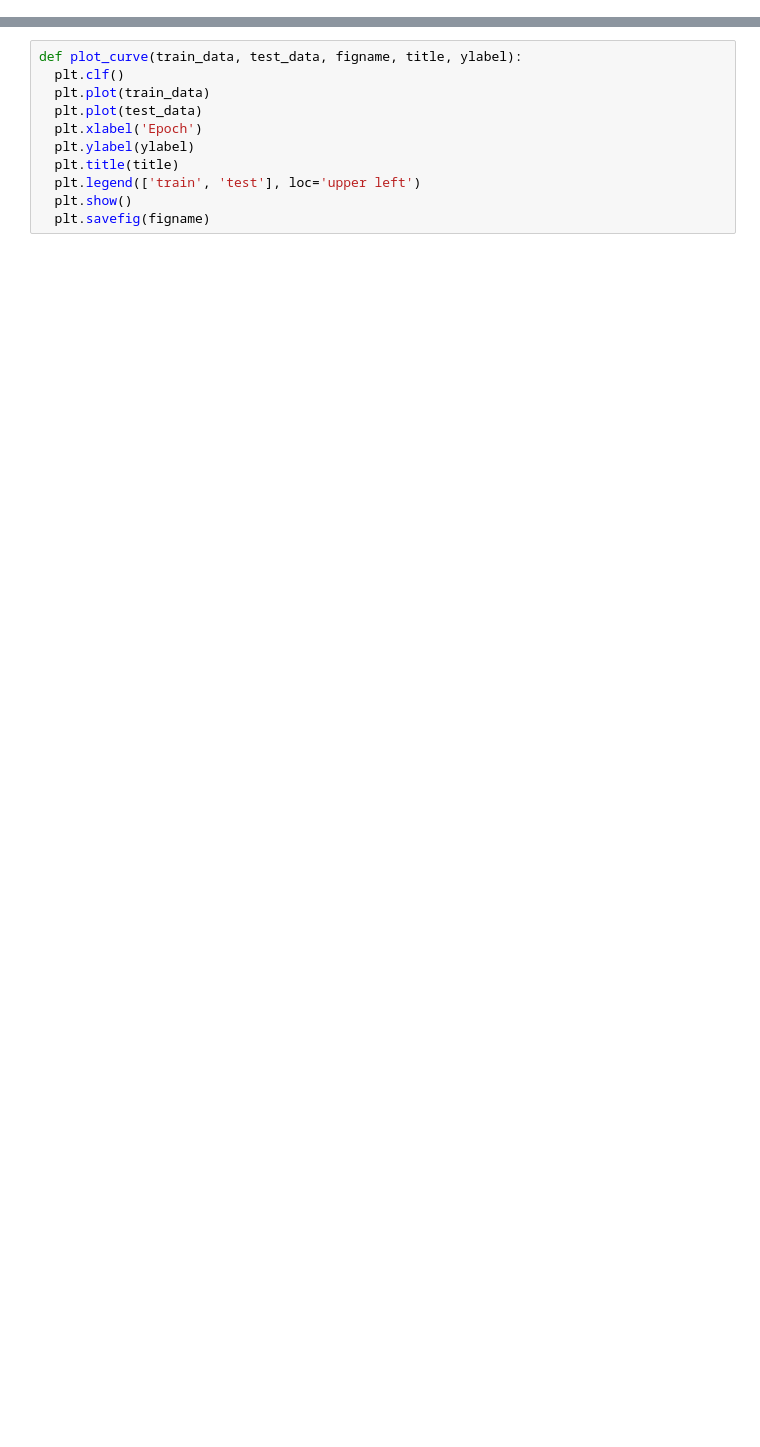
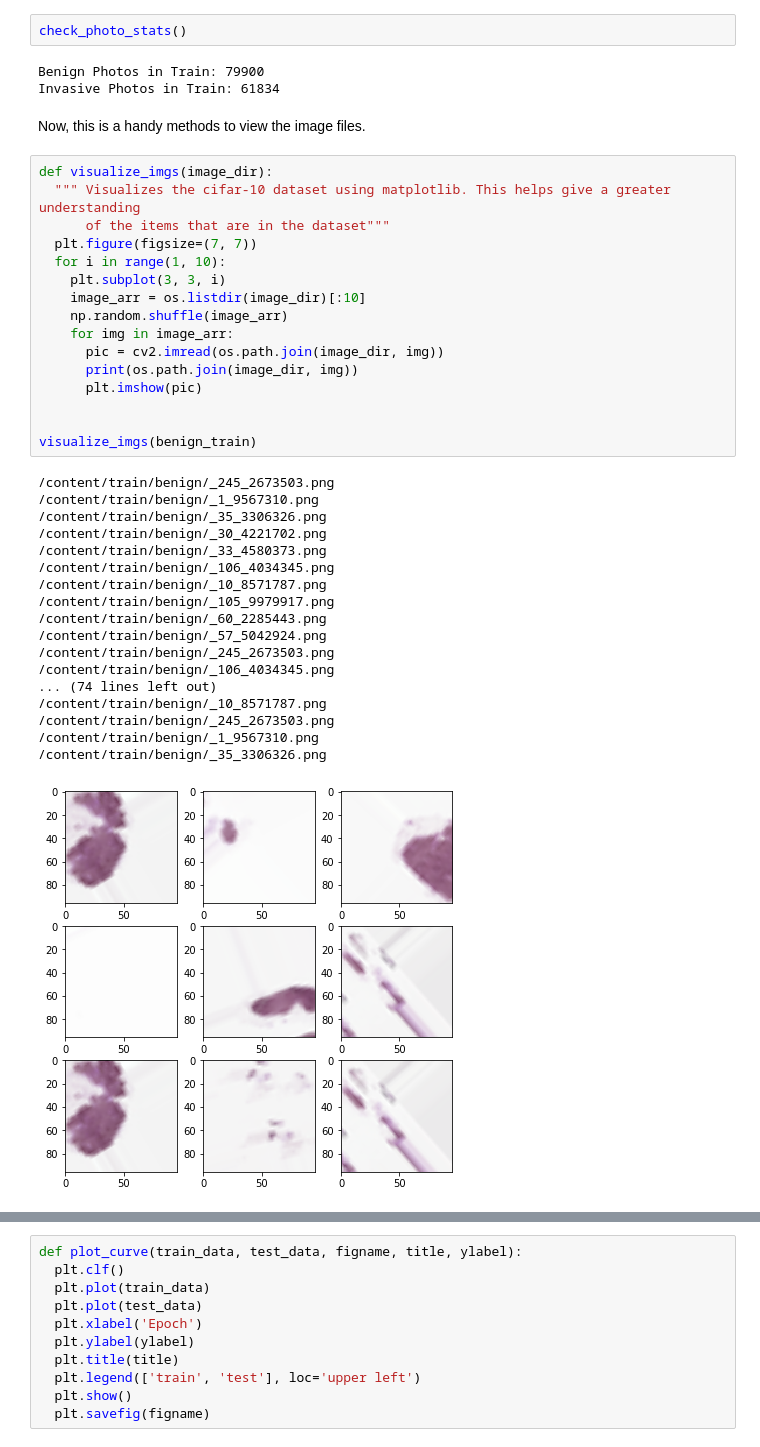
Before and after one commit to AstroNoodles/Mini-Projects, a Jupyter notebook: Parallel_Sync_CNN_Research.ipynb, the cells around one changed output, grey strips where cells are left out. Drawn from its saved outputs; the diff is of its cells as text; blank space fills up the shorter version.

```diff
--- a/Parallel_Sync_CNN_Research.ipynb
+++ b/Parallel_Sync_CNN_Research.ipynb
@@ -573,0 +306,42 @@ recall  :  0.0
+# %%
+check_photo_stats()
+# %% [output]
+Benign Photos in Train: 79900
+Invasive Photos in Train: 61834
+# %% [markdown]
+Now, this is a handy methods to view the image files.
+# %%
+def visualize_imgs(image_dir):
+  """ Visualizes the cifar-10 dataset using matplotlib. This helps give a greater understanding
+      of the items that are in the dataset"""
+  plt.figure(figsize=(7, 7))
+  for i in range(1, 10):
+    plt.subplot(3, 3, i)
+    image_arr = os.listdir(image_dir)[:10]
+    np.random.shuffle(image_arr)
+    for img in image_arr:
+      pic = cv2.imread(os.path.join(image_dir, img))
+      print(os.path.join(image_dir, img))
+      plt.imshow(pic)
+
+
+visualize_imgs(benign_train)
+# %% [output]
+/content/train/benign/_245_2673503.png
+/content/train/benign/_1_9567310.png
+/content/train/benign/_35_3306326.png
+/content/train/benign/_30_4221702.png
+/content/train/benign/_33_4580373.png
+/content/train/benign/_106_4034345.png
+/content/train/benign/_10_8571787.png
+/content/train/benign/_105_9979917.png
+/content/train/benign/_60_2285443.png
+/content/train/benign/_57_5042924.png
+/content/train/benign/_245_2673503.png
+/content/train/benign/_106_4034345.png
+... (74 lines left out)
+/content/train/benign/_10_8571787.png
+/content/train/benign/_245_2673503.png
+/content/train/benign/_1_9567310.png
+/content/train/benign/_35_3306326.png
+[figure, added]
```
Also changed, not shown: parts of 68 cells of this notebook.
